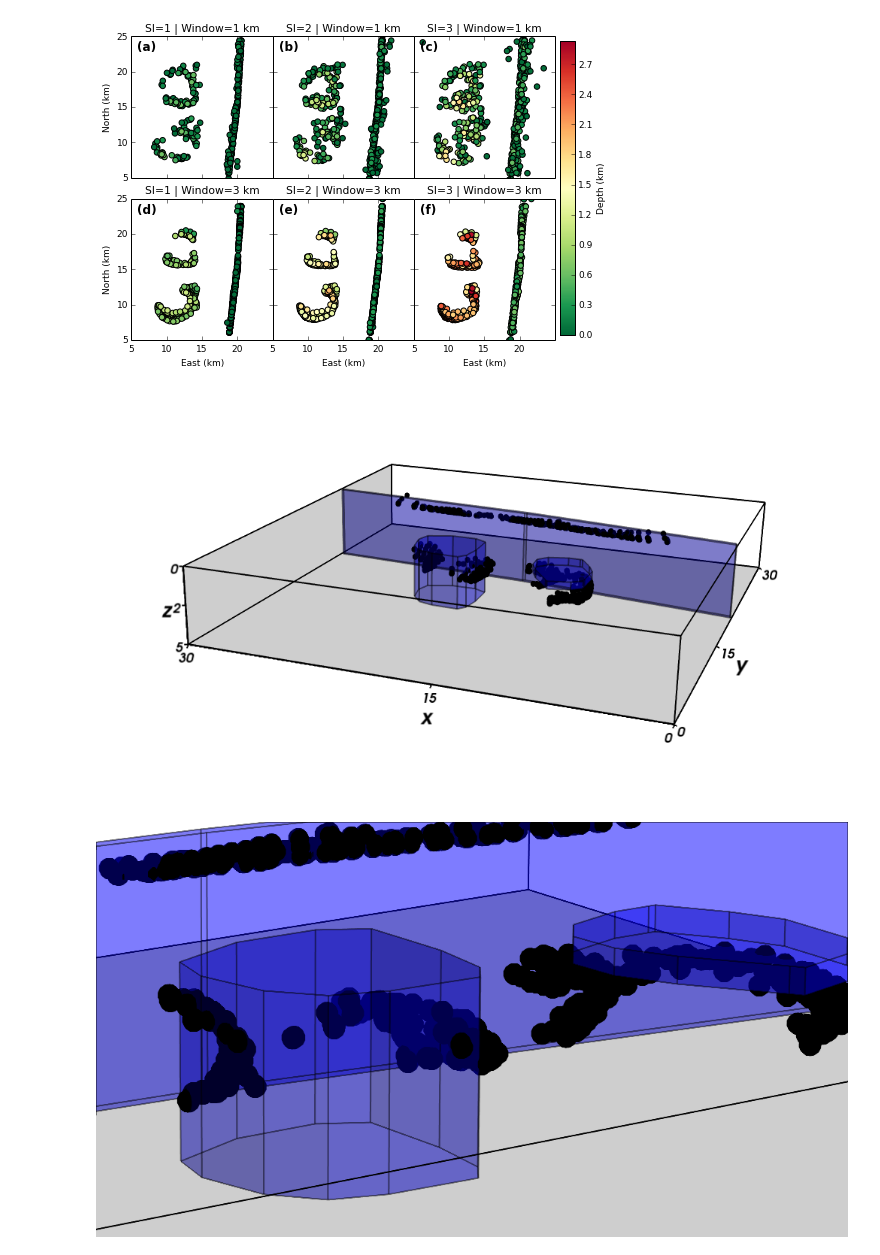
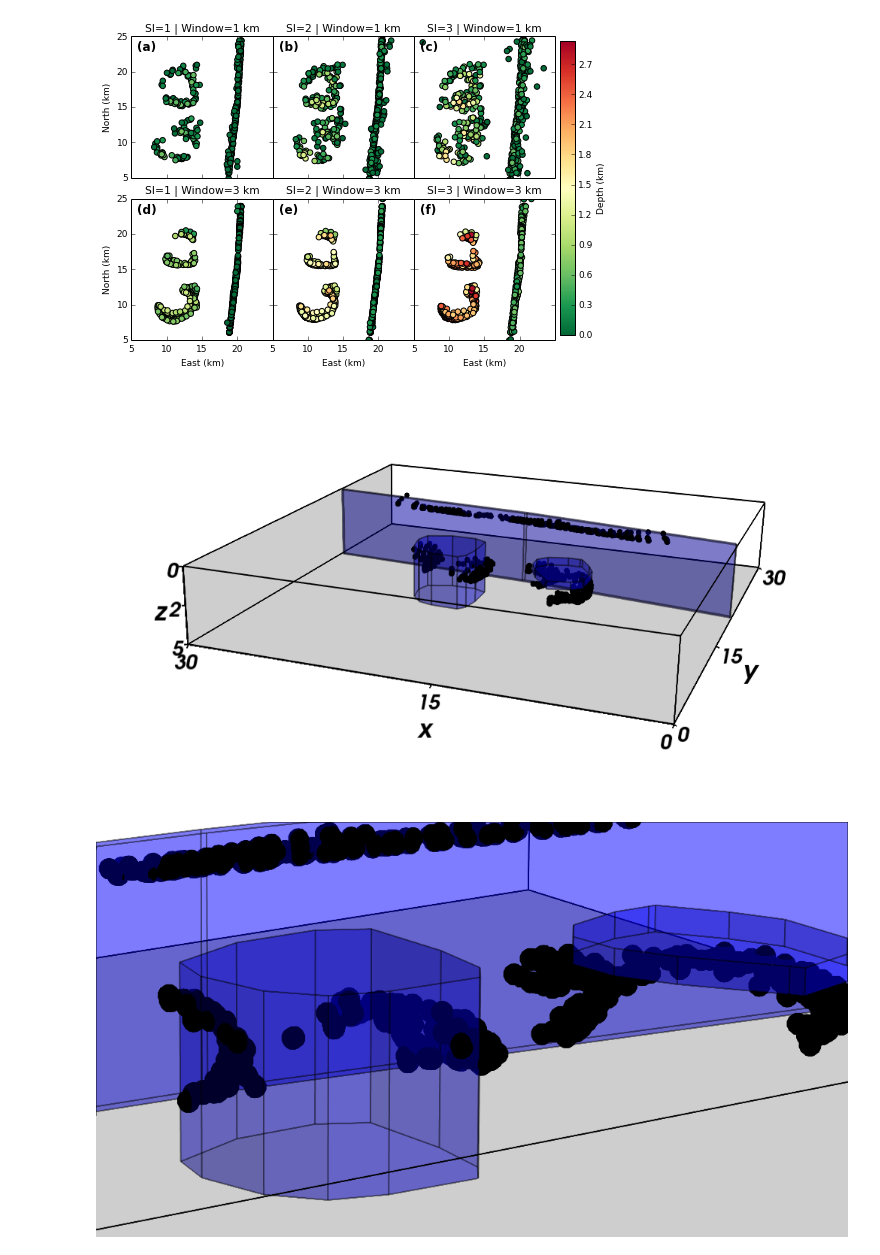
Before and after one commit to pinga-lab/paper-tle-euler-tutorial, a Jupyter notebook: euler-deconvolution-examples.ipynb, the cells around one changed output. Cells and saved outputs as stored; diff of their text form; code cells hidden in the pictures.

```diff
--- a/euler-deconvolution-examples.ipynb
+++ b/euler-deconvolution-examples.ipynb
@@ -142,31 +143,32 @@ mpl.savefig('fig/euler-solutions.png', dpi=600)
 # %%
 scene = myv.figure(size=(1000, 600))
 myv.polyprisms(model, opacity=0.3, linewidth=2)
 myv.points([e for e in euler_s3[2].estimate_ if e[2] > 0])
 ax = myv.axes(myv.outline(bounds), ranges=[b*0.001 for b in bounds], nlabels=3, fmt='%.0f')
 ax.axes.x_label, ax.axes.y_label, ax.axes.z_label = 'x', 'y', 'z'
+ax.axes.font_factor = 2
 myv.wall_north(bounds)
 myv.wall_bottom(bounds)
 scene.scene.camera.position = [-10753.852296021096, -59325.007533753123, -22266.66194804628]
 scene.scene.camera.focal_point = [16722.015964135739, 13784.075401721391, 4529.0411289607291]
 scene.scene.camera.view_angle = 19.2
 scene.scene.camera.view_up = [0.12859903242950413, 0.29830909042254711, -0.94576634293543571]
 scene.scene.camera.clipping_range = [43526.915602369831, 131500.63847030781]
 scene.scene.camera.compute_view_plane_normal()
 scene.scene.render()
 myv.savefig('fig/euler-solutions-3d.png')
 scene.scene.camera.position = [61783.513706029873, -51534.690503972124, -18750.237814442207]
 scene.scene.camera.focal_point = [14324.659515610345, 12669.434351699714, 2305.8434486142896]
 scene.scene.camera.view_angle = 5.033164800000001
 scene.scene.camera.view_up = [-0.14301336238889156, 0.21138117409951956, -0.96688426267807892]
 scene.scene.camera.clipping_range = [41498.787075197979, 137750.00692720726]
 scene.scene.camera.compute_view_plane_normal()
 scene.scene.render()
 myv.savefig('fig/euler-solutions-3d-zoom.png')
 myv.show()
 Image(filename='fig/euler-solutions-3d.png')
 # %% [output]
-[figure, old version]
+[figure, new version]
 # %%
 Image(filename='fig/euler-solutions-3d-zoom.png')
 # %% [output]
```
Also changed, not shown: parts of 2 cells of this notebook.
